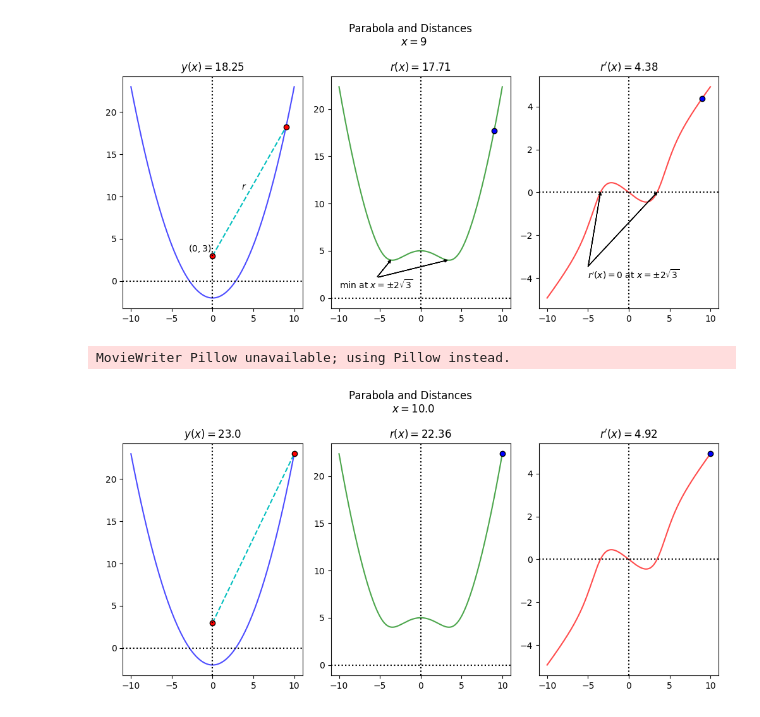
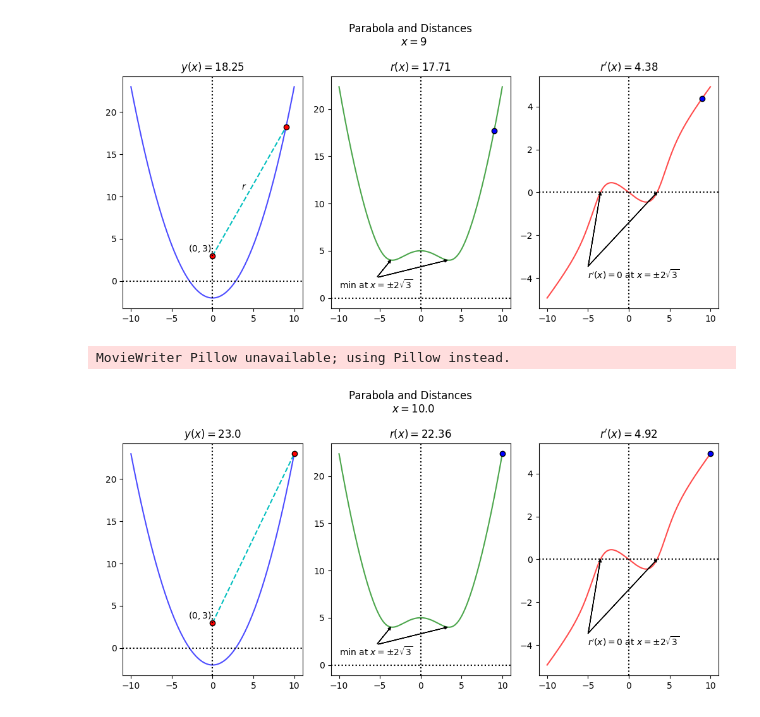
Before and after one commit to lubar1317/lessons-from-lu, a Jupyter notebook: calculus-concepts/related_rates.ipynb, the cells around one changed output. Cells and saved outputs as stored; diff of their text form; code cells hidden in the pictures.

Commit message:
worked and finished problem 49 from calc book, including graphs and annimation

```diff
--- a/calculus-concepts/related_rates.ipynb
+++ b/calculus-concepts/related_rates.ipynb
@@ -281,37 +281,71 @@ title1 = ax[0].set_title("")
 title2 = ax[1].set_title("")
 title3 = ax[2].set_title("")
 
+#annotations and text
+ax[0].text(x0-3, y0+0.5, '$(0, 3)$')
+#ax[0].text(xmid-1, ymid+0.2, '$r$')
+ax[1].annotate(
+    'min at $x=\\pm 2\\sqrt{3}$',
+    xy=(xmin1-.2, rmin),
+    xytext=(-10, 1),
+    arrowprops=dict(facecolor='black', width=0.1,
+                    headwidth=3, headlength=3)
+)
+ax[1].annotate(
+    '',
+    xy=(xmin2-.2, rmin),
+    xytext=(-5.2, 2.2),
+    arrowprops=dict(facecolor='black', width=0.1,
+                    headwidth=3, headlength=3)
+)
+
+ax[2].annotate(
+    "$r'(x)= 0$ at $x=\\pm 2\\sqrt{3}$",
+    xy=(xmin1, rp1),
+    xytext=(-5, -4),
+    arrowprops=dict(facecolor='black', width=0.1,
+                    headwidth=3, headlength=3)
+)
+ax[2].annotate(
+    '',
+    xy=(xmin2, rp2),
+    xytext=(-5, -3.45),
+    arrowprops=dict(facecolor='black', width=0.1,
+                    headwidth=3, headlength=3)
+)
+
+
 for a in ax:
     a.axhline(0, ls=':', color='k')
     a.axvline(0, ls=":", color='k')
 
 def update(i):
 
     thisx0 = [x0, xAni[i]]
     thisy = [y0, yAni[i]]
     thisx = [xAni[i]]
     thisr = [rAni[i]]
     thisrp = [rPAni[i]]
 
     coor0.set_data(thisx0, thisy)
     coor1.set_data(thisx, thisr)
     coor2.set_data(thisx, thisrp)
 
     title0.set_text('Parabola and Distances \n $x={}$'.format(np.round(xAni[i],2)))
     title1.set_text('$y(x)= {}$'.format(np.round(yAni[i], 2)))
     title2.set_text('$r(x) = {}$'.format(np.round(rAni[i], 2)))
     title3.set_text("$r'(x) = {}$".format(np.round(rPAni[i], 2)))
 
     fig.tight_layout()
 
 
     ret = coor0, coor1, coor2, title0, title1, title2, title3
     return ret
 
 ani = animation.FuncAnimation(
     fig, update, len(xAni), interval=167, blit=True
 )
 ani.save('parabola-distance.gif', writer='Pillow', fps=30)
 # %% [output]
 MovieWriter Pillow unavailable; using Pillow instead.
-[figure, old version]
+[figure, new version]
```
Also changed, not shown: parts of 5 cells of this notebook, 2 other files.
